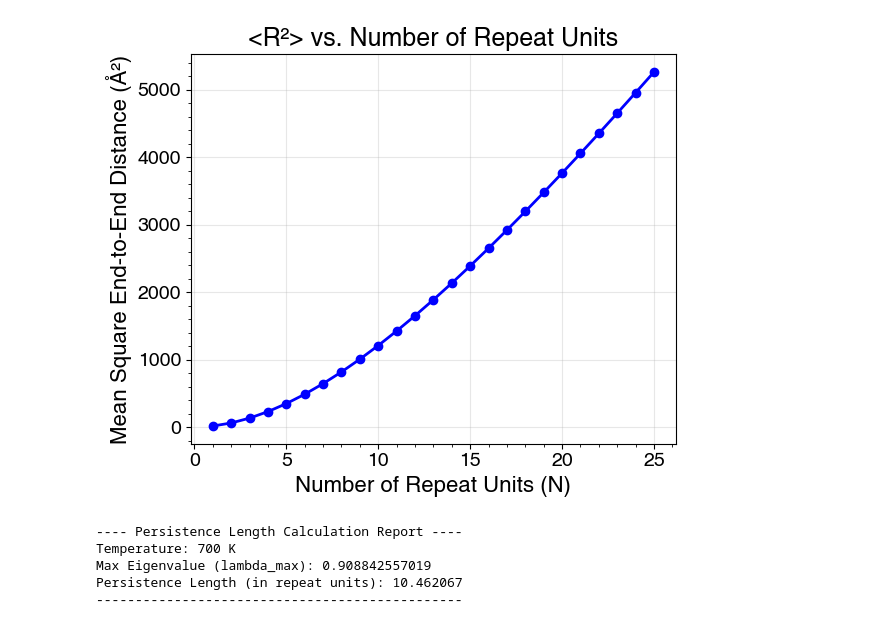
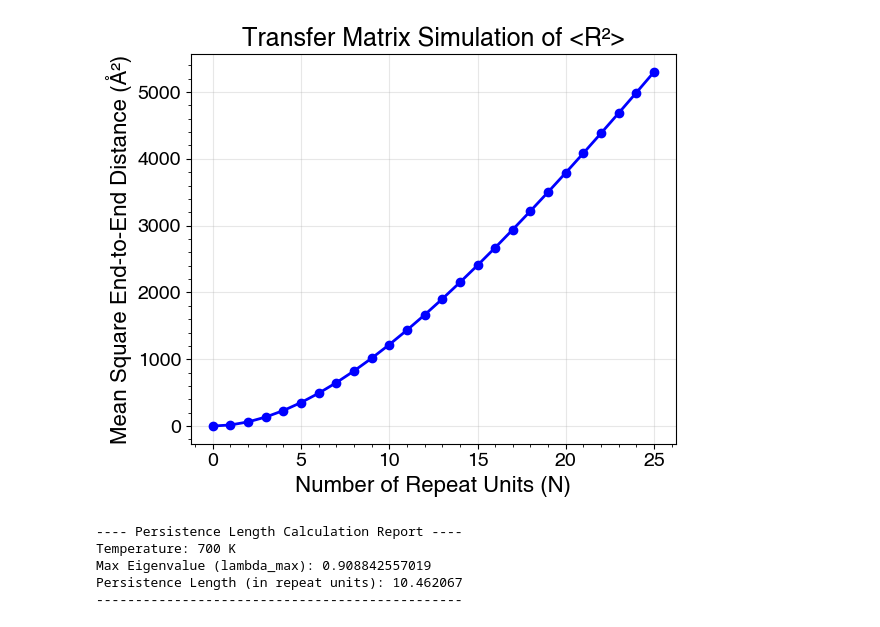
Before and after one commit to Swordshinehjy/Polymer-Persistence-Length, a Jupyter notebook: examples/ma500923r/p3HT.ipynb, the cells around one changed output. Drawn from its saved outputs; the diff is of its cells as text; code cells hidden in the pictures.

```diff
--- a/examples/ma500923r/p3HT.ipynb
+++ b/examples/ma500923r/p3HT.ipynb
@@ -35,8 +35,8 @@ p3HT.plot_correlation_function(n_repeat_units=12,
 [figure]
 # %%
-p3HT.plot_end_to_end_distance(N=25) # transfer matrix method
+p3HT.calc_mean_square_end_to_end_transfer_matrix(25) # transfer matrix method
 # %% [output]
-[figure, old version]
+[figure, new version]
 # %%
 p3HT.report()  # transfer matrix method
 # %% [output]
```
Also changed, not shown: parts of 2 cells of this notebook, 1 other file.
